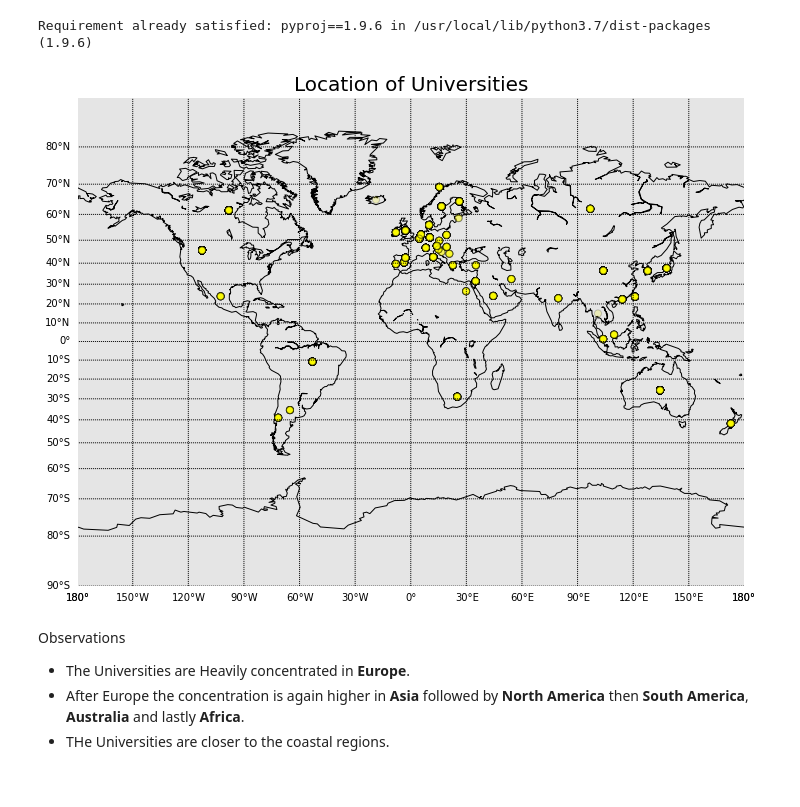
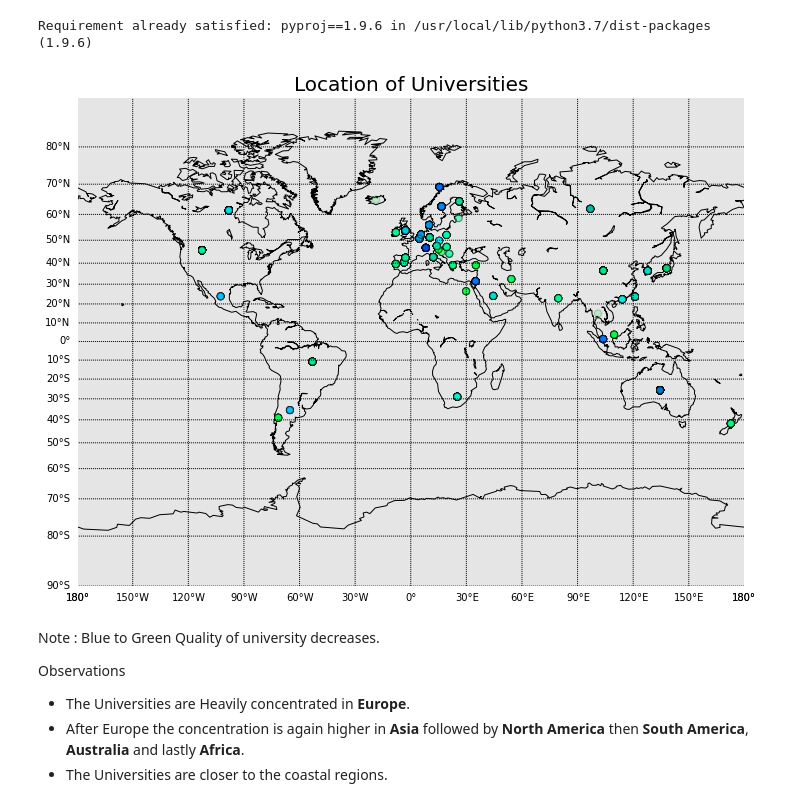
Before and after one commit to kalp121212/DS203_Project, a Jupyter notebook: Shanghai_EDA.ipynb, the cells around one changed output. Saved outputs shown, nothing was run; the diff lists cells and outputs as text; code cells hidden in the pictures.

```diff
--- a/Shanghai_EDA.ipynb
+++ b/Shanghai_EDA.ipynb
@@ -94,6 +94,7 @@ print(tabulate(occs, headers = ['Year', '# Values', '# NON NA ROWS']))
 # %%
 # Drop rows missing any entries
 df = df.dropna()
+df = df.set_index(pd.Index(list(range(len(df)))))
 df.info()
 # %% [output]
 <class 'pandas.core.frame.DataFrame'>
@@ -171,36 +172,41 @@ Requirement already satisfied: pyproj==1.9.6 in /usr/local/lib/python3.7/dist-pa
 # %%
 from mpl_toolkits.basemap import Basemap
 
 fig = plt.figure(figsize=(12,9))
 
 m = Basemap(projection='mill',
            llcrnrlat = -90,
            urcrnrlat = 90,
            llcrnrlon = -180,
            urcrnrlon = 180,
            resolution = 'c')
 
 m.drawcoastlines()
 
 m.drawparallels(np.arange(-90,90,10),labels=[True,False,False,False])
 m.drawmeridians(np.arange(-180,180,30),labels=[0,0,0,1])
 
 lat_y = [float(coord[coord.index(',')+1:]) for coord in df['Geo Point 2D']]
 lon_x = [float(coord[:coord.index(',')])   for coord in df['Geo Point 2D']]
 
-colors = ['yellow']*7077                 #+ ['blue']*3550#, 'yellow', 'red', 'blue', 'orange']
+#colors = ['red', 'orange', 'yellow','green','darkblue'][::-1]
+colors = ['#0000ff','#00abff','#00f7ff','#00ffb3','#00ff3c']
 
-m.scatter(lat_y,lon_x,latlon=True, s=50, c=colors, marker='o', alpha=0.2, edgecolor='k', linewidth=1, zorder=2)
-#m.scatter(coords,latlon=True, s=5000, c='blue', marker='^', alpha=1, edgecolor='k', linewidth=1, zorder=1)
+color_map = [colors[df['World rank'][i]//100] for i in range(len(df))]
+
+m.scatter(lat_y,lon_x,latlon=True, s=50, c=color_map, marker='o', alpha=0.2, edgecolor='k', linewidth=1, zorder=2)
+
 
 plt.title('Location of Universities', fontsize=20)
 
 plt.show()
 # %% [output]
-[figure, old version]
+[figure, new version]
 # %% [markdown]
+Note : Blue to Green Quality of university decreases.
+
 Observations
 
 *   The Universities are Heavily concentrated in **Europe**.
 *   After Europe the concentration is again higher in **Asia** followed by **North America** then **South America**, **Australia** and lastly **Africa**.
-*   THe Universities are closer to the coastal regions.
+*   The Universities are closer to the coastal regions.
```
Also changed, not shown: parts of 2 cells of this notebook.
